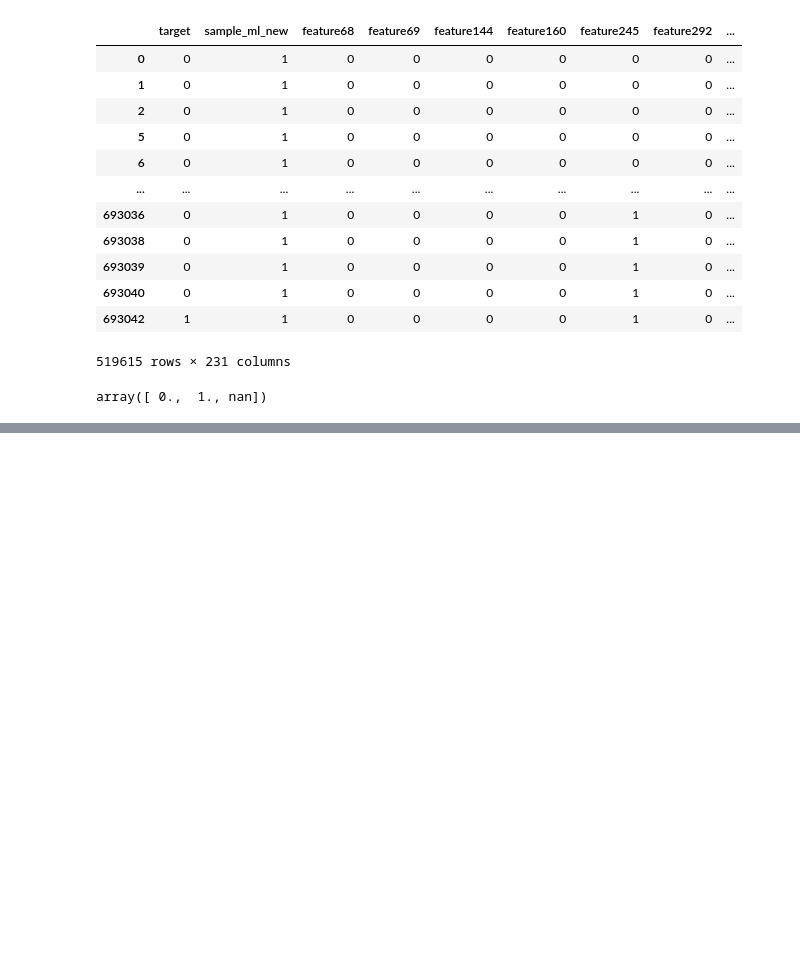
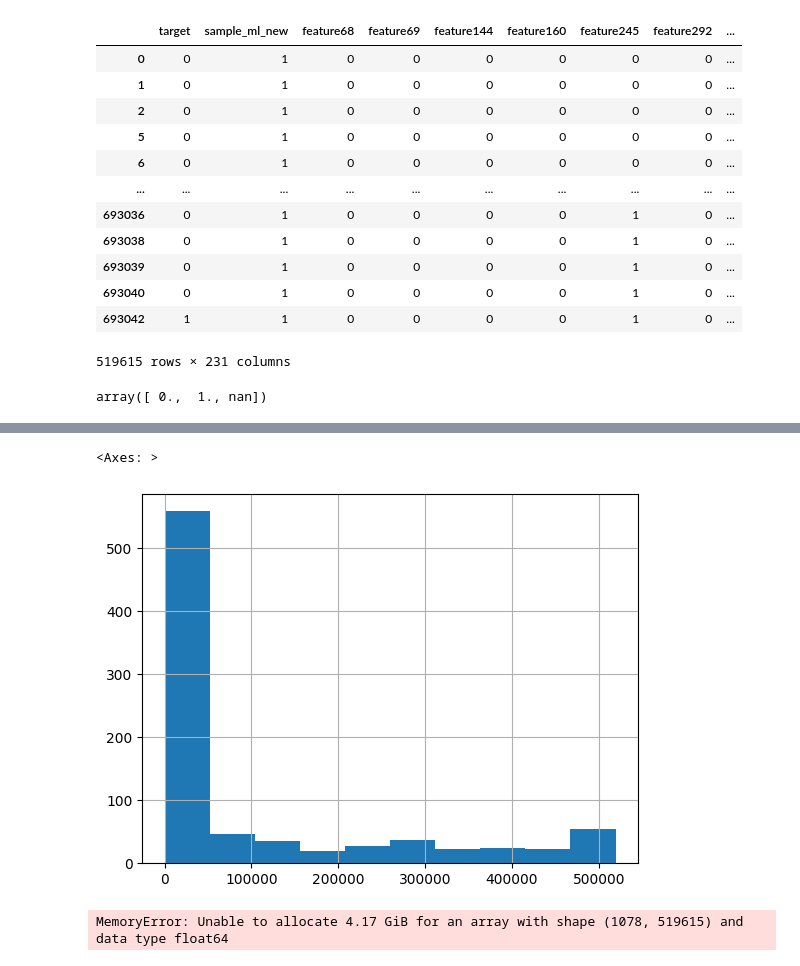
Before and after one commit to REU-DS-CLUB/purple_hack, a Jupyter notebook: EDA_Maria.ipynb, the cells around one changed output, grey strips where cells are left out. Drawn from its saved outputs; the diff is of its cells as text; code cells hidden in the pictures; blank space fills up the shorter version.

Commit message:
Maria add spliting continous and category df v2

```diff
--- a/EDA_Maria.ipynb
+++ b/EDA_Maria.ipynb
@@ -75,3 +66,5 @@ df_categ
 np.unique(df_categ)
 # %% [output]
 array([ 0.,  1., nan])
+# %%
+name_continous = df.columns[df.max() - df.min() > 1]
@@ -77,0 +87,11 @@ array([ 0.,  1., nan])
+# %%
+# распределение значений = 0
+(df[name_continous].shape[0] - df[name_continous][df[name_continous] != 0].count()).hist()
+# %% [output]
+<Axes: >
+[figure, added]
+# %%
+T_df = df.T
+T_df.head()
+# %% [output]
+MemoryError: Unable to allocate 4.17 GiB for an array with shape (1078, 519615) and data type float64
```
Also changed, not shown: parts of 3 cells of this notebook.
